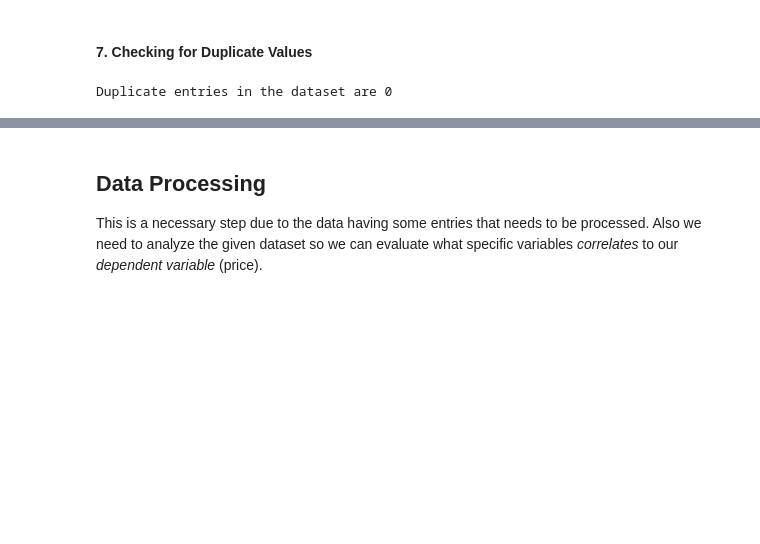
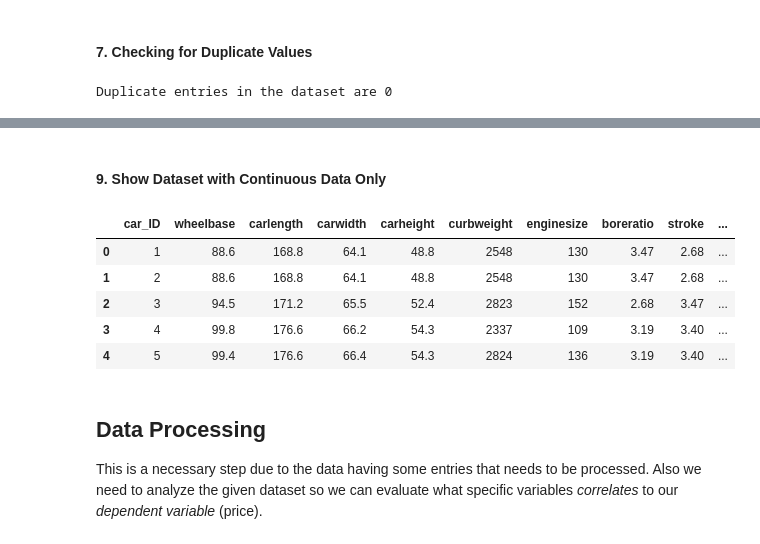
Before and after one commit to t1pen/MeXEE402_Midterms_StephenGabrielAlojado_JairusSunga, a Jupyter notebook: Linear Regression/CarPrice_Linear_Regression.ipynb, the cells around one changed output, grey strips where cells are left out. Saved outputs shown, nothing was run; the diff lists cells and outputs as text; code cells hidden in the pictures; blank space fills up the shorter version.

```diff
--- a/Linear Regression/CarPrice_Linear_Regression.ipynb
+++ b/Linear Regression/CarPrice_Linear_Regression.ipynb
@@ -142,3 +157,14 @@ Duplicate entries in the dataset are 0
+# %% [markdown]
+#### 9. Show Dataset with Continuous Data Only
+# %%
+cars.select_dtypes(include=['float64', 'int64']).head()
+# %% [output]
+|  | car_ID | wheelbase | carlength | carwidth | carheight | curbweight | enginesize | boreratio | stroke | ... |
+| 0 | 1 | 88.6 | 168.8 | 64.1 | 48.8 | 2548 | 130 | 3.47 | 2.68 | ... |
+| 1 | 2 | 88.6 | 168.8 | 64.1 | 48.8 | 2548 | 130 | 3.47 | 2.68 | ... |
+| 2 | 3 | 94.5 | 171.2 | 65.5 | 52.4 | 2823 | 152 | 2.68 | 3.47 | ... |
+| 3 | 4 | 99.8 | 176.6 | 66.2 | 54.3 | 2337 | 109 | 3.19 | 3.40 | ... |
+| 4 | 5 | 99.4 | 176.6 | 66.4 | 54.3 | 2824 | 136 | 3.19 | 3.40 | ... |
 # %% [markdown]
 ## Data Processing
 This is a necessary step due to the data having some entries that needs to be processed. Also we need to analyze the given dataset so we can evaluate what specific variables *correlates* to our *dependent variable* (price).
```
Also changed, not shown: parts of 8 cells of this notebook, 1 other file.
